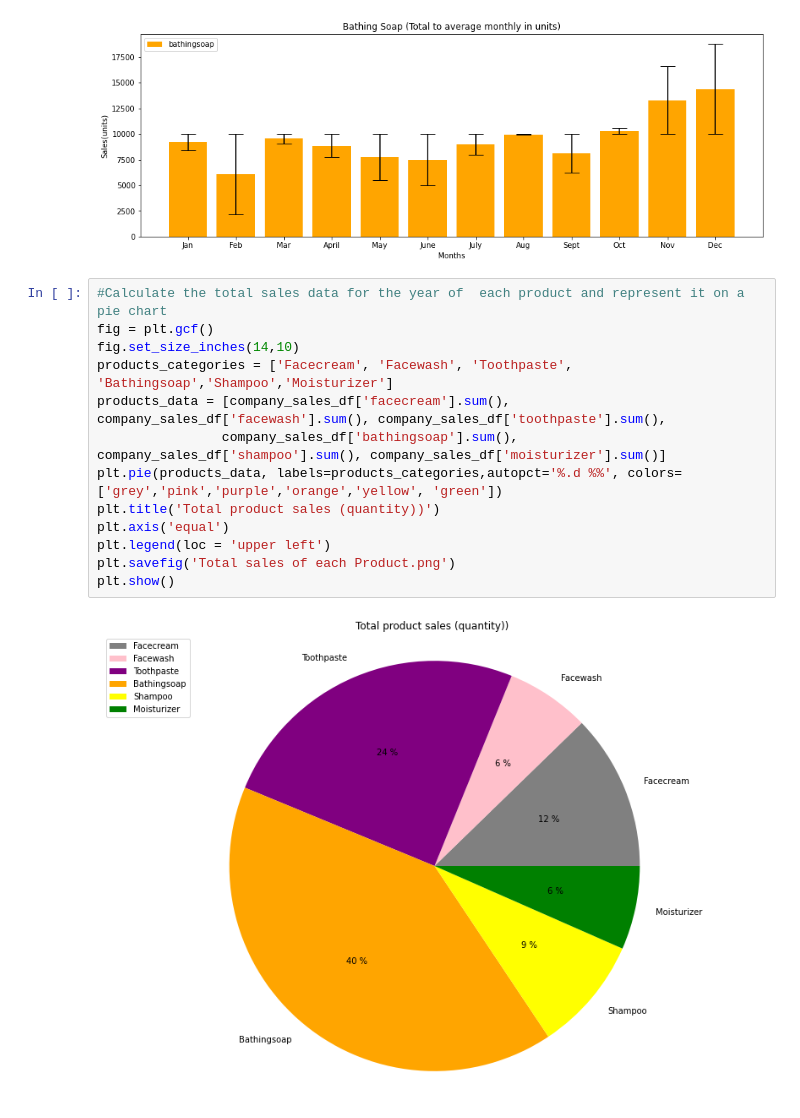
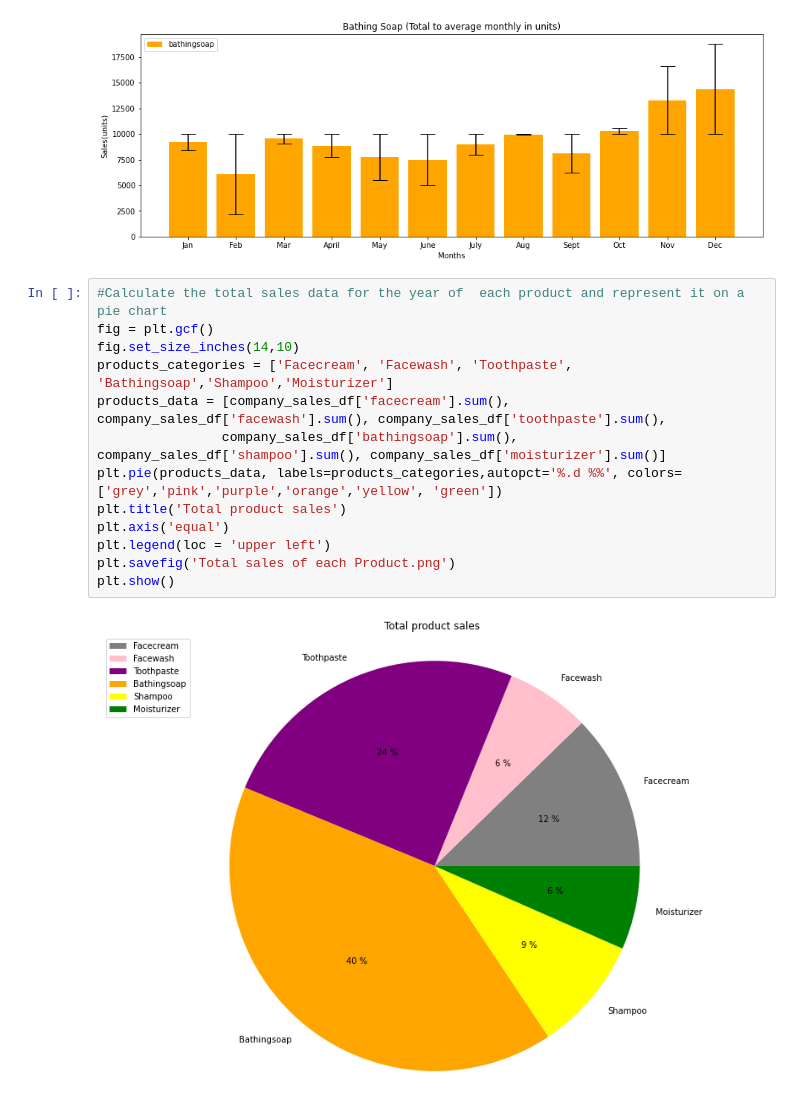
Before and after one commit to cawiya/SG1.3_Projects, a Jupyter notebook: mod7_3.ipynb, the cells around one changed output. Cells and saved outputs as stored; diff of their text form.

```diff
--- a/mod7_3.ipynb
+++ b/mod7_3.ipynb
@@ -60,15 +60,15 @@ plt.show()
 # %%
 #Calculate the total sales data for the year of  each product and represent it on a pie chart
 fig = plt.gcf()
 fig.set_size_inches(14,10)
 products_categories = ['Facecream', 'Facewash', 'Toothpaste', 'Bathingsoap','Shampoo','Moisturizer']
 products_data = [company_sales_df['facecream'].sum(), company_sales_df['facewash'].sum(), company_sales_df['toothpaste'].sum(),
                 company_sales_df['bathingsoap'].sum(), company_sales_df['shampoo'].sum(), company_sales_df['moisturizer'].sum()]
 plt.pie(products_data, labels=products_categories,autopct='%.d %%', colors= ['grey','pink','purple','orange','yellow', 'green'])
-plt.title('Total product sales (quantity))')
+plt.title('Total product sales')
 plt.axis('equal')
 plt.legend(loc = 'upper left')
 plt.savefig('Total sales of each Product.png')
 plt.show()
 # %% [output]
-[figure, old version]
+[figure, new version]
```
